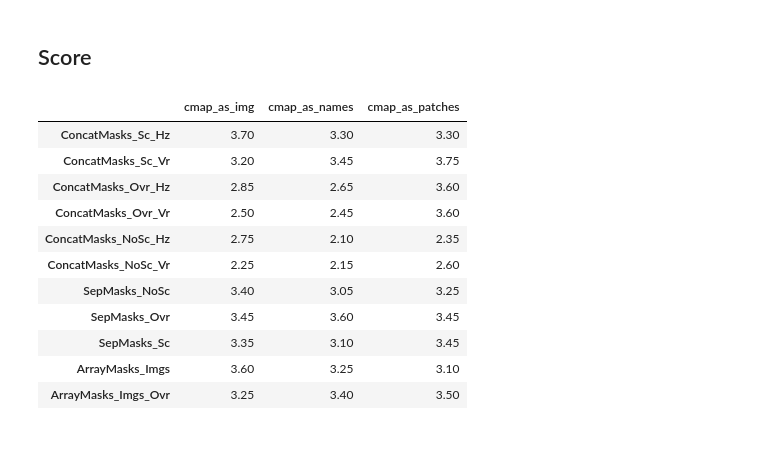
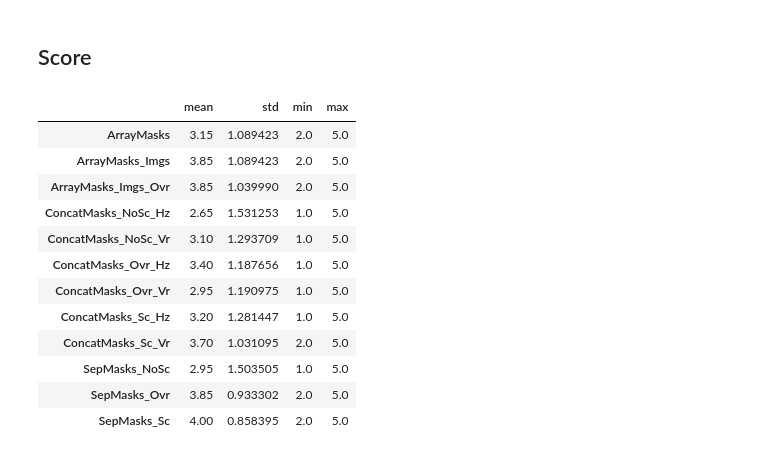
Before and after one commit to Luca-Olivieri/training-text-description-loss, a Jupyter notebook: src/notebooks/assess_diff.ipynb, the cells around one changed output. Cells and saved outputs as stored; diff of their text form; code cells hidden in the pictures.

```diff
--- a/src/notebooks/assess_diff.ipynb
+++ b/src/notebooks/assess_diff.ipynb
@@ -94,18 +103,19 @@ df_mean_pred_prs.describe().iloc[[1, 2, 3, 7]]
 # %% [markdown]
 ## Score
-# %%
-df_mean_score_prs
-# %% [output]
-|  | cmap_as_img | cmap_as_names | cmap_as_patches |
-| ConcatMasks_Sc_Hz | 3.70 | 3.30 | 3.30 |
-| ConcatMasks_Sc_Vr | 3.20 | 3.45 | 3.75 |
-| ConcatMasks_Ovr_Hz | 2.85 | 2.65 | 3.60 |
-| ConcatMasks_Ovr_Vr | 2.50 | 2.45 | 3.60 |
-| ConcatMasks_NoSc_Hz | 2.75 | 2.10 | 2.35 |
-| ConcatMasks_NoSc_Vr | 2.25 | 2.15 | 2.60 |
-| SepMasks_NoSc | 3.40 | 3.05 | 3.25 |
-| SepMasks_Ovr | 3.45 | 3.60 | 3.45 |
-| SepMasks_Sc | 3.35 | 3.10 | 3.45 |
-| ArrayMasks_Imgs | 3.60 | 3.25 | 3.10 |
-| ArrayMasks_Imgs_Ovr | 3.25 | 3.40 | 3.50 |
+# %%
+df_score_prs.describe().transpose().sort_index()[["mean", "std", "min", "max"]]
+# %% [output]
+|  | mean | std | min | max |
+| ArrayMasks | 3.15 | 1.089423 | 2.0 | 5.0 |
+| ArrayMasks_Imgs | 3.85 | 1.089423 | 2.0 | 5.0 |
+| ArrayMasks_Imgs_Ovr | 3.85 | 1.039990 | 2.0 | 5.0 |
+| ConcatMasks_NoSc_Hz | 2.65 | 1.531253 | 1.0 | 5.0 |
+| ConcatMasks_NoSc_Vr | 3.10 | 1.293709 | 1.0 | 5.0 |
+| ConcatMasks_Ovr_Hz | 3.40 | 1.187656 | 1.0 | 5.0 |
+| ConcatMasks_Ovr_Vr | 2.95 | 1.190975 | 1.0 | 5.0 |
+| ConcatMasks_Sc_Hz | 3.20 | 1.281447 | 1.0 | 5.0 |
+| ConcatMasks_Sc_Vr | 3.70 | 1.031095 | 2.0 | 5.0 |
+| SepMasks_NoSc | 2.95 | 1.503505 | 1.0 | 5.0 |
+| SepMasks_Ovr | 3.85 | 0.933302 | 2.0 | 5.0 |
+| SepMasks_Sc | 4.00 | 0.858395 | 2.0 | 5.0 |
 # %%
```
Also changed, not shown: parts of 8 cells of this notebook, 18 other files.
